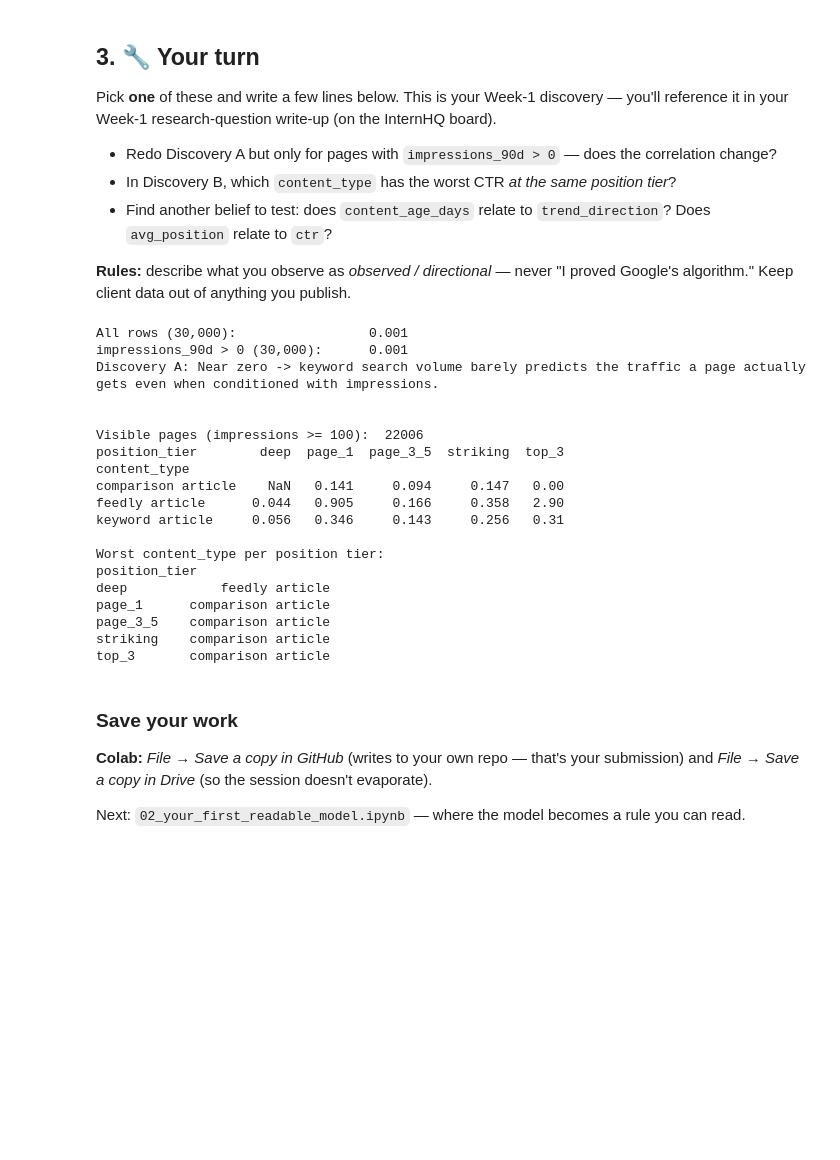
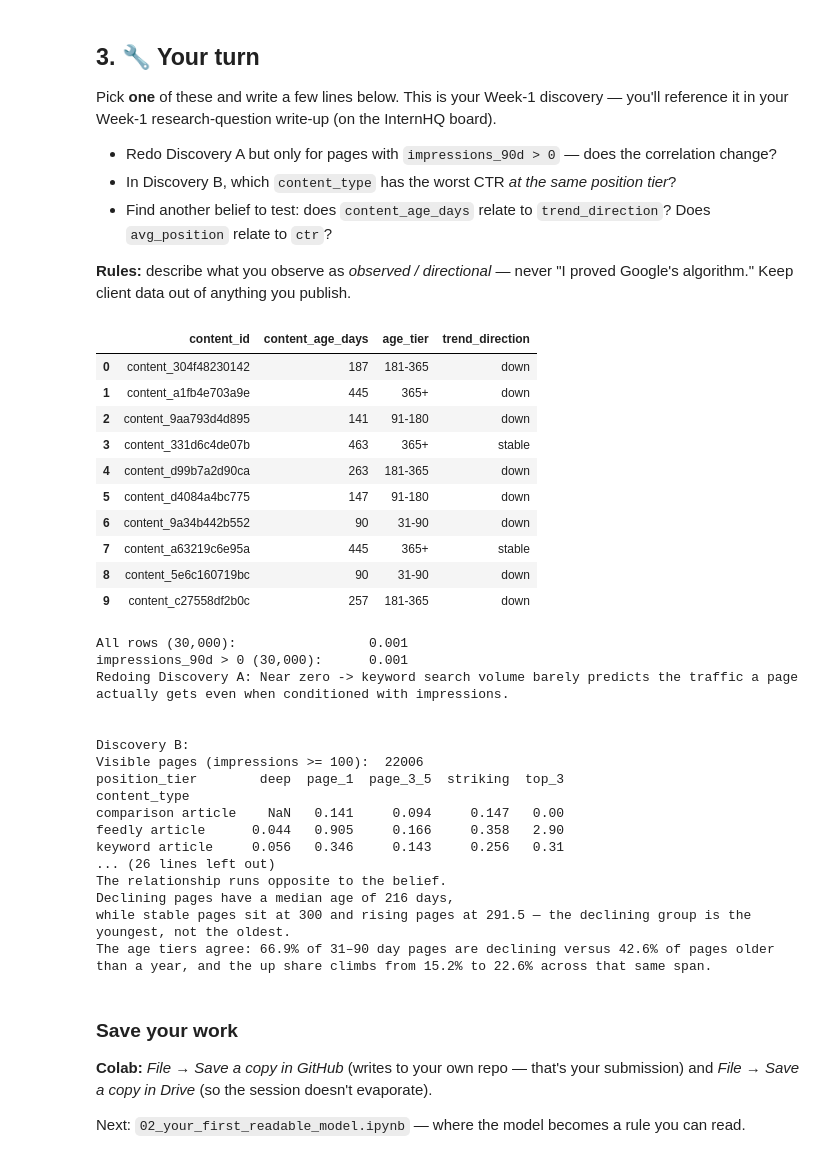
Before and after one commit to RamezElmasry/Flyrank_ML_Track_Submission, a Jupyter notebook: notebooks/01_first_look_and_discovery.ipynb, the cells around one changed output. Saved outputs shown, nothing was run; the diff lists cells and outputs as text; code cells hidden in the pictures; blank space fills up the shorter version.

```diff
--- a/notebooks/01_first_look_and_discovery.ipynb
+++ b/notebooks/01_first_look_and_discovery.ipynb
@@ -152,6 +152,20 @@ Pick **one** of these and write a few lines below. This is your Week-1 discovery
 - Find another belief to test: does `content_age_days` relate to `trend_direction`? Does `avg_position` relate to `ctr`?
 
 **Rules:** describe what you observe as *observed / directional* — never "I proved Google's algorithm." Keep client data out of anything you publish.
+# %%
+df[["content_id", "content_age_days", "age_tier", "trend_direction"]].head(10)
+# %% [output]
+|  | content_id | content_age_days | age_tier | trend_direction |
+| 0 | content_304f48230142 | 187 | 181-365 | down |
+| 1 | content_a1fb4e703a9e | 445 | 365+ | down |
+| 2 | content_9aa793d4d895 | 141 | 91-180 | down |
+| 3 | content_331d6c4de07b | 463 | 365+ | stable |
+| 4 | content_d99b7a2d90ca | 263 | 181-365 | down |
+| 5 | content_d4084a4bc775 | 147 | 91-180 | down |
+| 6 | content_9a34b442b552 | 90 | 31-90 | down |
+| 7 | content_a63219c6e95a | 445 | 365+ | stable |
+| 8 | content_5e6c160719bc | 90 | 31-90 | down |
+| 9 | content_c27558df2b0c | 257 | 181-365 | down |
 # %%
 # Your discovery here
 # Discovery A, but only for pages with impressions_90d > 0
@@ -162,10 +176,11 @@ corr_sub = sub["search_volume"].corr(sub["impressions_90d"])
 
 print(f"All rows ({len(df):,}):                 {corr_all:.3f}")
 print(f"impressions_90d > 0 ({len(sub):,}):      {corr_sub:.3f}")
-print("Discovery A: " + "Near zero -> keyword search volume barely predicts the traffic a page actually gets even when conditioned with impressions.")
+print("Redoing Discovery A: " + "Near zero -> keyword search volume barely predicts the traffic a page actually gets even when conditioned with impressions.")
+
 
 print("\n")
-print("Discovery B: \n")
+print("Discovery B: ")
 # Discovery B, which content_type has the worst CTR at the same position tier?
 visible = df[df["impressions_90d"] >= 100]
 print("Visible pages (impressions >= 100): " , len(visible))
@@ -176,26 +191,33 @@ ctr_table = visible.pivot_table(
 print(ctr_table.round(3).to_string())
 print("\nWorst content_type per position tier:")
 print(ctr_table.idxmin().to_string())
+
+print("\n")
+print("Discovery between trend_direction and content age: ")
+# Discovery — does content_age_days relate to trend_direction?
+print(df.groupby("trend_direction")["content_age_days"].agg(["count", "median"]).round(1).to_string())
+print()
+print(pd.crosstab(df["age_tier"], df["trend_direction"], normalize="index").round(3).to_string())
+print()
+print('The relationship runs opposite to the belief.\nDeclining pages have a median age of 216 days,\nwhile stable pages sit at 300 and rising pages at 291.5 — the declining group is the youngest, not the oldest.\nThe age tiers agree: 66.9% of 31–90 day pages are declining versus 42.6% of pages older than a year, and the up share climbs from 15.2% to 22.6% across that same span.')
 # %% [output]
 All rows (30,000):                 0.001
 impressions_90d > 0 (30,000):      0.001
-Discovery A: Near zero -> keyword search volume barely predicts the traffic a page actually gets even when conditioned with impressions.
+Redoing Discovery A: Near zero -> keyword search volume barely predicts the traffic a page actually gets even when conditioned with impressions.
 
 
+Discovery B:
 Visible pages (impressions >= 100):  22006
 position_tier        deep  page_1  page_3_5  striking  top_3
 content_type
 comparison article    NaN   0.141     0.094     0.147   0.00
 feedly article      0.044   0.905     0.166     0.358   2.90
 keyword article     0.056   0.346     0.143     0.256   0.31
-
-Worst content_type per position tier:
-position_tier
-deep            feedly article
-page_1      comparison article
-page_3_5    comparison article
-striking    comparison article
-top_3       comparison article
+... (26 lines left out)
+The relationship runs opposite to the belief.
+Declining pages have a median age of 216 days,
+while stable pages sit at 300 and rising pages at 291.5 — the declining group is the youngest, not the oldest.
+The age tiers agree: 66.9% of 31–90 day pages are declining versus 42.6% of pages older than a year, and the up share climbs from 15.2% to 22.6% across that same span.
 # %% [markdown]
 ### Save your work
 **Colab:** *File → Save a copy in GitHub* (writes to your own repo — that's your submission) and *File → Save a copy in Drive* (so the session doesn't evaporate).
```
